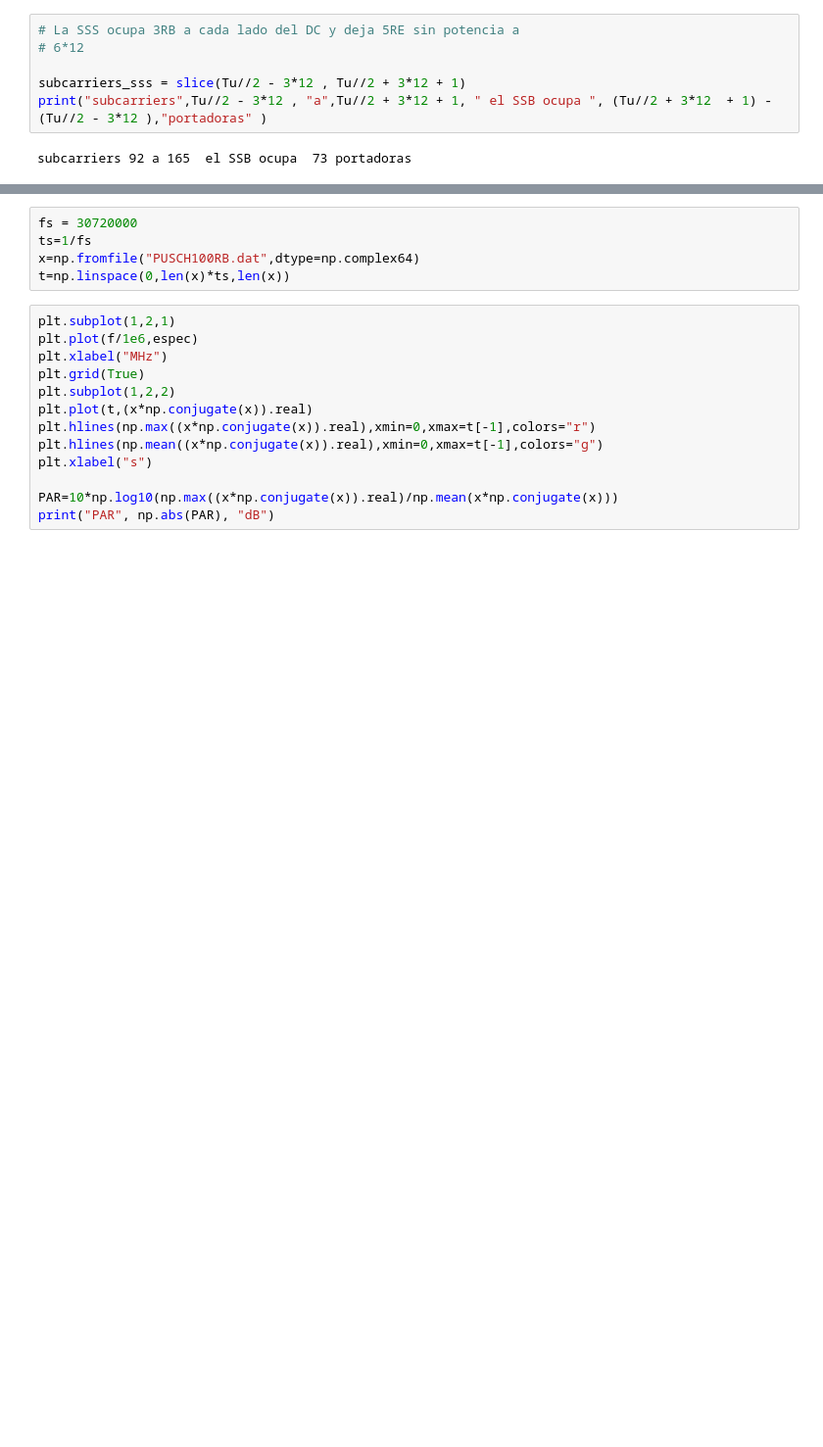
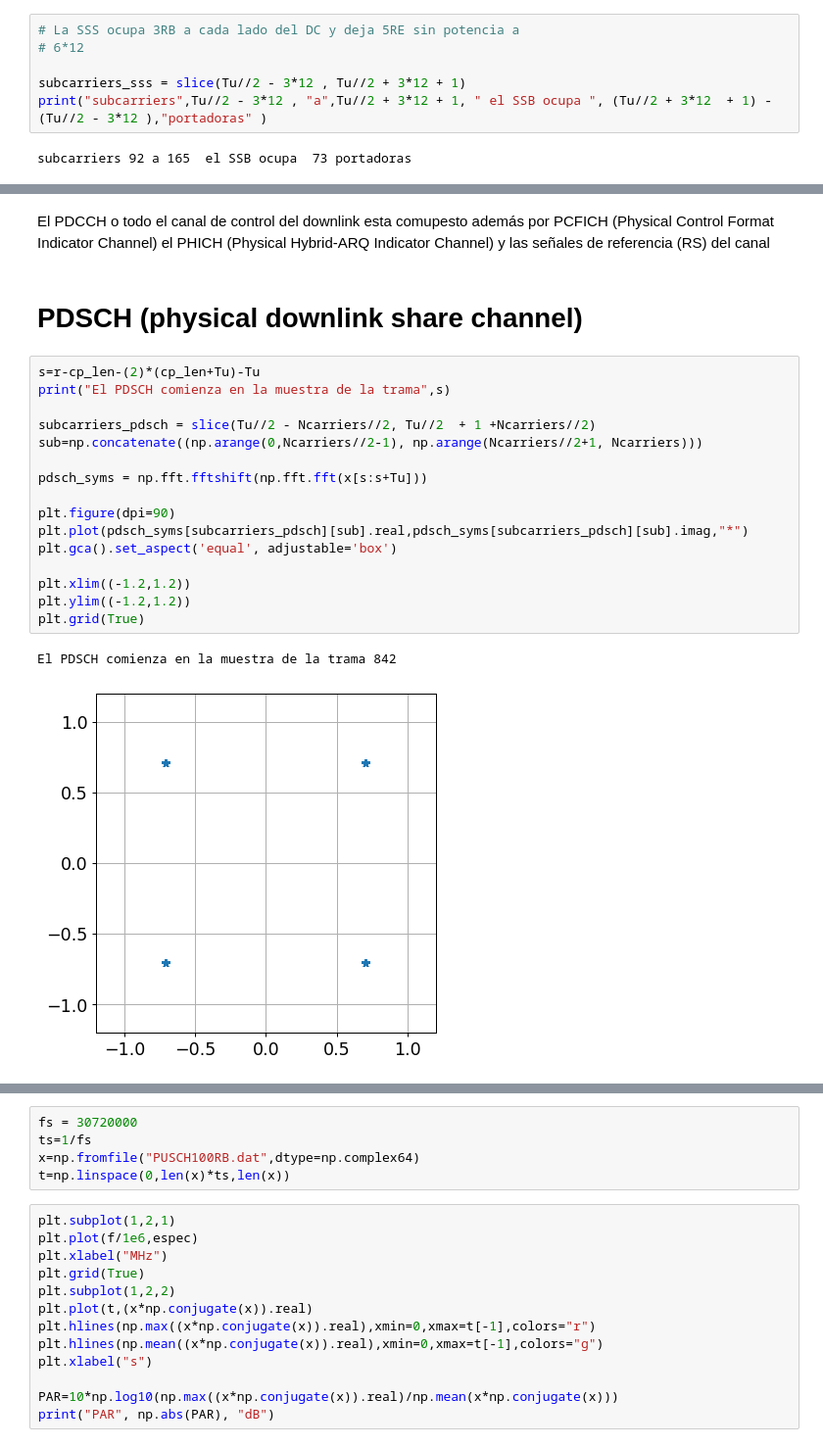
Before and after one commit to pablodecesare1/LTESignals, a Jupyter notebook: LTE_uplink_downlink_channels.ipynb, the cells around one changed output, grey strips where cells are left out. Shown at 98% size. Cells and saved outputs as stored; diff of their text form; blank space fills up the shorter version.

```diff
--- a/LTE_uplink_downlink_channels.ipynb
+++ b/LTE_uplink_downlink_channels.ipynb
@@ -308,0 +291,23 @@ plt.legend()
+# %% [markdown]
+El PDCCH o todo el canal de control del downlink esta comupesto además por PCFICH (Physical Control Format Indicator Channel) el PHICH (Physical Hybrid-ARQ Indicator Channel) y las señales de referencia (RS) del canal
+# %% [markdown]
+# PDSCH (physical downlink share channel)
+# %%
+s=r-cp_len-(2)*(cp_len+Tu)-Tu
+print("El PDSCH comienza en la muestra de la trama",s)
+
+subcarriers_pdsch = slice(Tu//2 - Ncarriers//2, Tu//2  + 1 +Ncarriers//2)
+sub=np.concatenate((np.arange(0,Ncarriers//2-1), np.arange(Ncarriers//2+1, Ncarriers)))
+
+pdsch_syms = np.fft.fftshift(np.fft.fft(x[s:s+Tu]))
+
+plt.figure(dpi=90)
+plt.plot(pdsch_syms[subcarriers_pdsch][sub].real,pdsch_syms[subcarriers_pdsch][sub].imag,"*")
+plt.gca().set_aspect('equal', adjustable='box')
+
+plt.xlim((-1.2,1.2))
+plt.ylim((-1.2,1.2))
+plt.grid(True)
+# %% [output]
+El PDSCH comienza en la muestra de la trama 842
+[figure, added]
```
Also changed, not shown: parts of 18 cells of this notebook, 1 other file.
